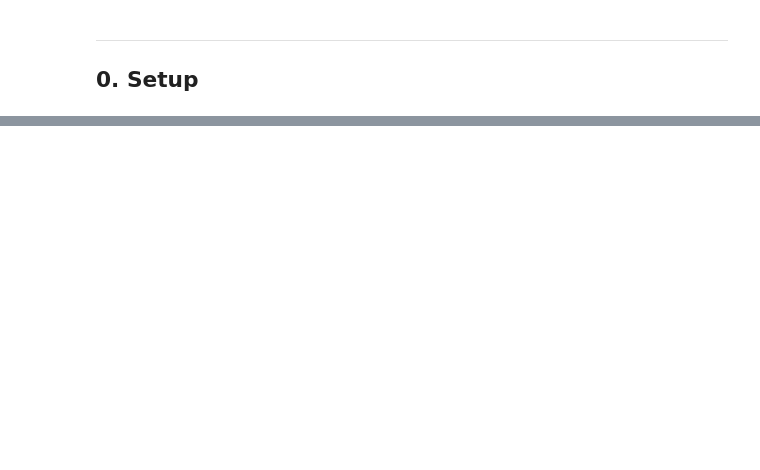
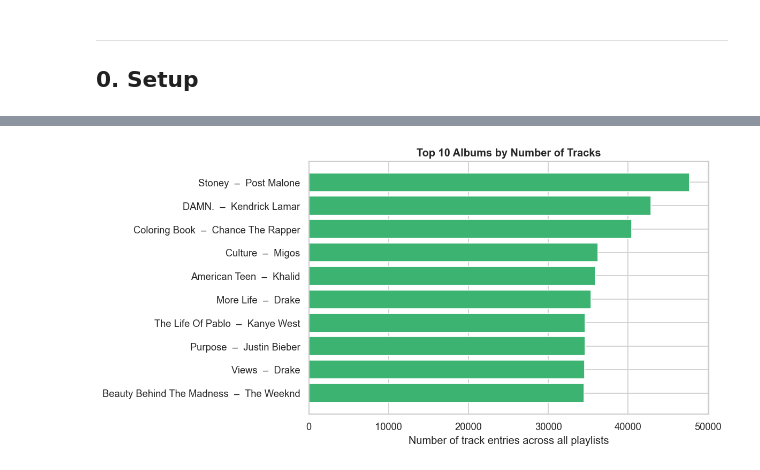
Before and after one commit to bioEdam/ISA-project, a Jupyter notebook: notebooks/EDA.ipynb, the cells around one changed output, grey strips where cells are left out. Drawn from its saved outputs; the diff is of its cells as text; code cells hidden in the pictures; blank space fills up the shorter version.

```diff
--- a/notebooks/EDA.ipynb
+++ b/notebooks/EDA.ipynb
@@ -502,0 +182,17 @@ print(f'(Evaluated on {len(scores)} test playlists)')
+# %%
+top_albums = (
+    trks.groupby(['album_uri', 'album_name', 'artist_name'])
+    .size().reset_index(name='count')
+    .nlargest(10, 'count')
+)
+top_albums['label'] = top_albums['album_name'].str[:30] + '  –  ' + top_albums['artist_name'].str[:20]
+
+fig, ax = plt.subplots(figsize=(10, 5))
+ax.barh(top_albums['label'][::-1], top_albums['count'][::-1], color='mediumseagreen')
+ax.set_title('Top 10 Albums by Number of Tracks', fontweight='bold')
+ax.set_xlabel('Number of track entries across all playlists')
+plt.tight_layout()
+plt.savefig(OUT / 'eda_top_albums.png', bbox_inches='tight')
+plt.show()
+# %% [output]
+[figure, added]
```
Also changed, not shown: parts of 65 cells of this notebook, 1 other file.
